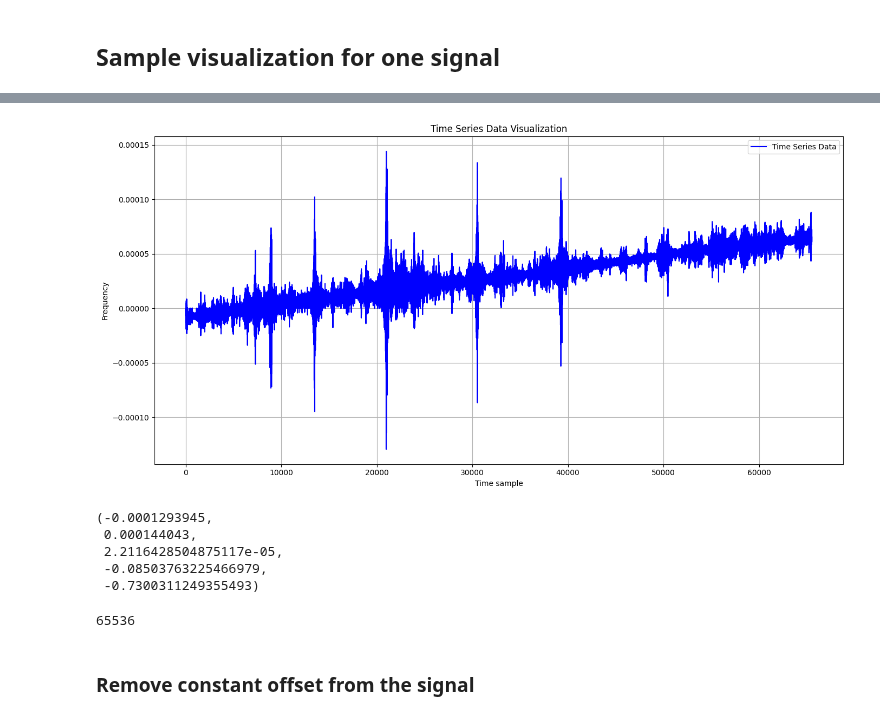
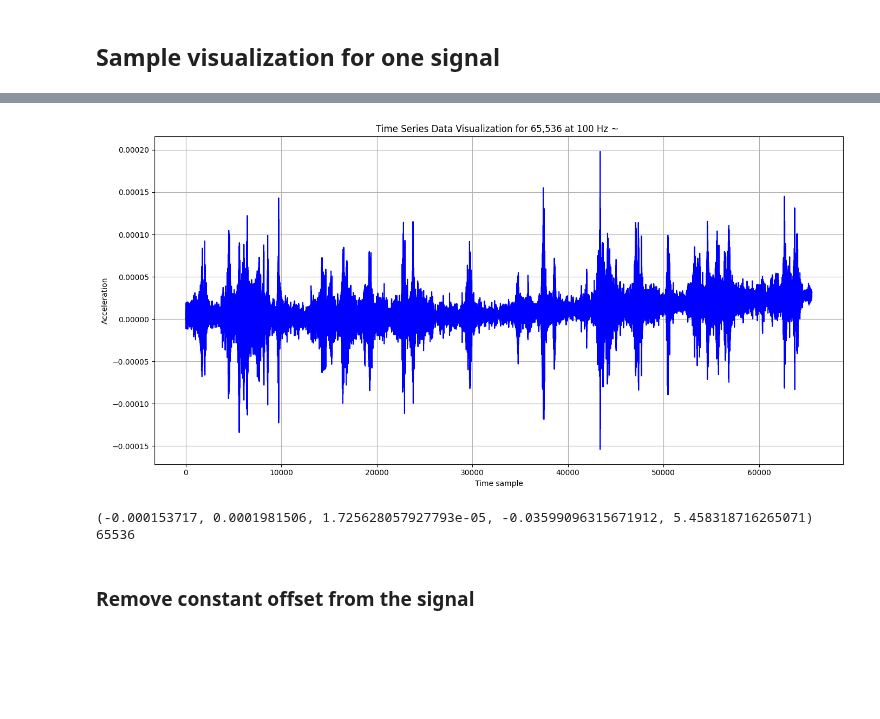
Before and after one commit to AmroAbdrabo/application-of-online-anomaly-detection-using-one-class-classification-to-z24, a Jupyter notebook: exploratory_data_analysis.ipynb, the cells around one changed output, grey strips where cells are left out. Cells and saved outputs as stored; diff of their text form; code cells hidden in the pictures; blank space fills up the shorter version.

Commit message:
exploratory data analysis refined

```diff
--- a/exploratory_data_analysis.ipynb
+++ b/exploratory_data_analysis.ipynb
@@ -63,4 +112,5 @@ len(signals)
 ## Sample visualization for one signal
 # %%
 ## sampling rate of 100 Hz at 65,536 samples
-avt = loadmat('./data/03/avt/03setup09.mat')
+avt = loadmat('./data/03/avt/03setup01.mat')
+print(type(avt['data'].transpose()[0]))
@@ -85,20 +121,19 @@ avt_data = avt['data'].transpose()
 # %%
 # Import necessary libraries
 import pandas as pd
 import matplotlib.pyplot as plt
 
 # Visualize the data
 plt.figure(figsize=(14,7))
 plt.plot(avt_data[29], label='Time Series Data', color='blue')
-plt.title('Time Series Data Visualization')
+plt.title('Time Series Data Visualization for 65,536 at 100 Hz ~ ')
 plt.xlabel('Time sample')
-plt.ylabel('Frequency')
-plt.legend()
+plt.ylabel('Acceleration')
 plt.grid(True)
 plt.tight_layout()
 plt.show()
 # %% [output]
-[figure, old version]
+[figure, new version]
 # %%
 from scipy.stats import skew, kurtosis
 import numpy as np
@@ -106,18 +141,12 @@ import numpy as np
 def sample_statistics(arr):
     return (np.min(arr), np.max(arr), np.std(arr), skew(arr), kurtosis(arr, fisher = True))
 # %%
-sample_statistics(avt_data[29])
+print(sample_statistics(avt_data[29]))
+signal = avt_data[29]
+print(len(signal))
 # %% [output]
-(-0.0001293945,
- 0.000144043,
- 2.2116428504875117e-05,
- -0.08503763225466979,
- -0.7300311249355493)
+(-0.000153717, 0.0001981506, 1.725628057927793e-05, -0.03599096315671912, 5.458318716265071)
+65536
-# %%
-signal = avt_data[29]
-len(signal)
-# %% [output]
-65536
 # %% [markdown]
 ### Remove constant offset from the signal
 # %%
```
Also changed, not shown: parts of 42 cells of this notebook, 1 other file.
